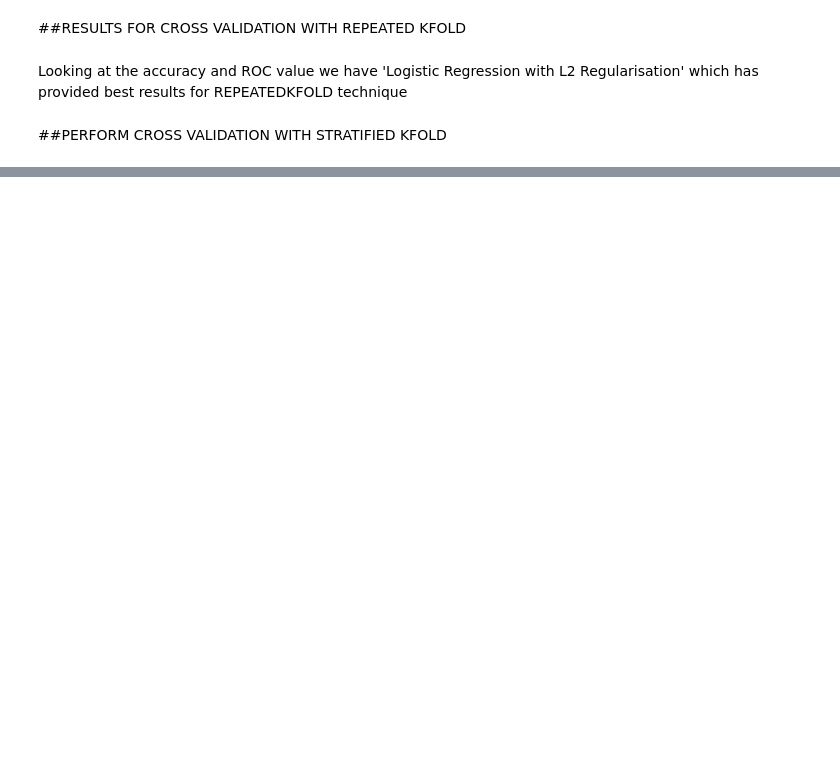
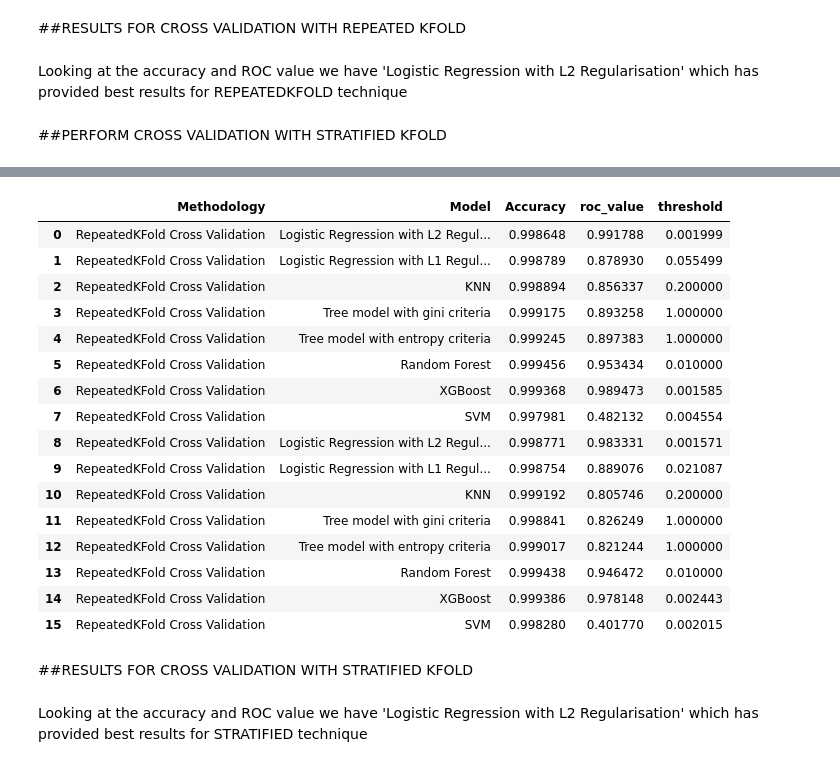
Before and after one commit to SaurabhTiwari7757/Credit_Card_Fraud_Detection, a Jupyter notebook: Credit_Card_Fraud_Detection.ipynb, the cells around one changed output, grey strips where cells are left out. Saved outputs shown, nothing was run; the diff lists cells and outputs as text; code cells hidden in the pictures; blank space fills up the shorter version.

```diff
--- a/Credit_Card_Fraud_Detection.ipynb
+++ b/Credit_Card_Fraud_Detection.ipynb
@@ -563,7 +563,7 @@ def buildandRunSVModels(df_Results, Methodology, X_train, y_train, X_test, y_tes
   plt.legend(loc = 4)
   plt.show()
 
-  df_Results = df_Results.append(pd.DataFrame({'Methodology': Methodology,'Model':'XGBoost', 'Accuracy':SVM_score,'roc_value': SVM_roc_value, 'threshold': threshold},index = [0]),ignore_index = True)
+  df_Results = df_Results.append(pd.DataFrame({'Methodology': Methodology,'Model':'SVM', 'Accuracy':SVM_score,'roc_value': SVM_roc_value, 'threshold': threshold},index = [0]),ignore_index = True)
   return df_Results
 # %% [markdown]
 ##Perform Cross Validation with Repeated KFold
@@ -719,7 +729,7 @@ Looking at the accuracy and ROC value we have 'Logistic Regression with L2 Regul
 # %%
 #Lets Perform the Stratified Kfold and check the results
 from sklearn.model_selection import StratifiedKFold
-skf = StratifiedKFold(n_splits=5, n_repeats = 10, random_state=None)
+skf = StratifiedKFold(n_splits=5, random_state=None)
 #X is the feature set and y is the Target
 for train_index,test_index in skf.split(X,y):
   print("TRAIN :",train_index, "TEST : ",test_index)
@@ -769,0 +858,24 @@ print('-'*60)
+# %%
+df_Results
+# %% [output]
+|  | Methodology | Model | Accuracy | roc_value | threshold |
+| 0 | RepeatedKFold Cross Validation | Logistic Regression with L2 Regul... | 0.998648 | 0.991788 | 0.001999 |
+| 1 | RepeatedKFold Cross Validation | Logistic Regression with L1 Regul... | 0.998789 | 0.878930 | 0.055499 |
+| 2 | RepeatedKFold Cross Validation | KNN | 0.998894 | 0.856337 | 0.200000 |
+| 3 | RepeatedKFold Cross Validation | Tree model with gini criteria | 0.999175 | 0.893258 | 1.000000 |
+| 4 | RepeatedKFold Cross Validation | Tree model with entropy criteria | 0.999245 | 0.897383 | 1.000000 |
+| 5 | RepeatedKFold Cross Validation | Random Forest | 0.999456 | 0.953434 | 0.010000 |
+| 6 | RepeatedKFold Cross Validation | XGBoost | 0.999368 | 0.989473 | 0.001585 |
+| 7 | RepeatedKFold Cross Validation | SVM | 0.997981 | 0.482132 | 0.004554 |
+| 8 | RepeatedKFold Cross Validation | Logistic Regression with L2 Regul... | 0.998771 | 0.983331 | 0.001571 |
+| 9 | RepeatedKFold Cross Validation | Logistic Regression with L1 Regul... | 0.998754 | 0.889076 | 0.021087 |
+| 10 | RepeatedKFold Cross Validation | KNN | 0.999192 | 0.805746 | 0.200000 |
+| 11 | RepeatedKFold Cross Validation | Tree model with gini criteria | 0.998841 | 0.826249 | 1.000000 |
+| 12 | RepeatedKFold Cross Validation | Tree model with entropy criteria | 0.999017 | 0.821244 | 1.000000 |
+| 13 | RepeatedKFold Cross Validation | Random Forest | 0.999438 | 0.946472 | 0.010000 |
+| 14 | RepeatedKFold Cross Validation | XGBoost | 0.999386 | 0.978148 | 0.002443 |
+| 15 | RepeatedKFold Cross Validation | SVM | 0.998280 | 0.401770 | 0.002015 |
+# %% [markdown]
+##RESULTS FOR  CROSS VALIDATION WITH STRATIFIED KFOLD
+# %% [markdown]
+Looking at the accuracy and ROC value we have 'Logistic Regression with L2 Regularisation' which has provided best results for STRATIFIED technique
```
Also changed, not shown: parts of 5 cells of this notebook.
